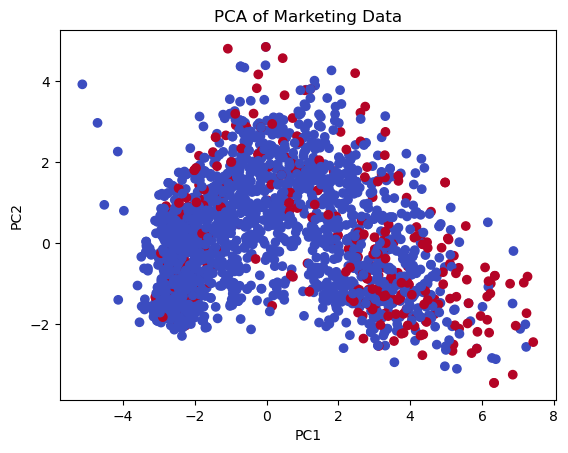
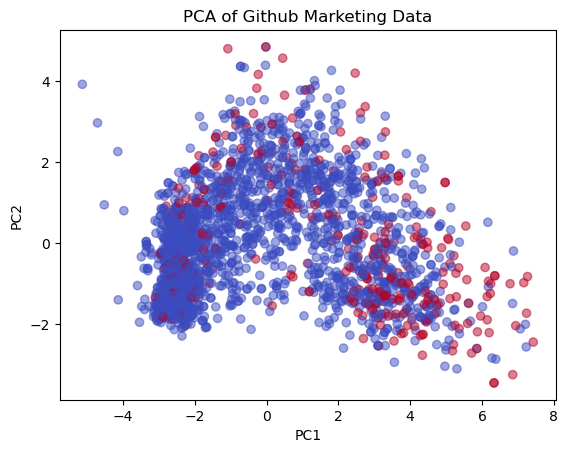
The notebook cell's code change between the first figure and the second:
--- before
+++ after
@@ -7,7 +7,7 @@
 X_pca = pca.fit_transform(X_scaled)
 
-plt.scatter(X_pca[:,0], X_pca[:,1], c=y, cmap="coolwarm")
+plt.scatter(X_pca[:,0], X_pca[:,1], c=y, cmap="coolwarm", alpha=0.5)
 plt.xlabel("PC1")
 plt.ylabel("PC2")
-plt.title("PCA of Marketing Data")
+plt.title("PCA of Github Marketing Data")
 plt.show()

Commit: adding 4